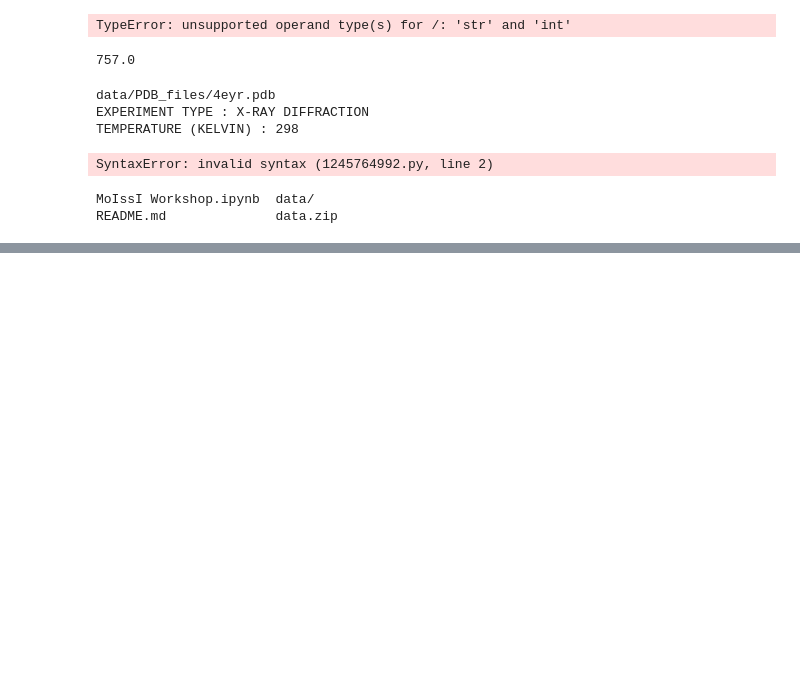
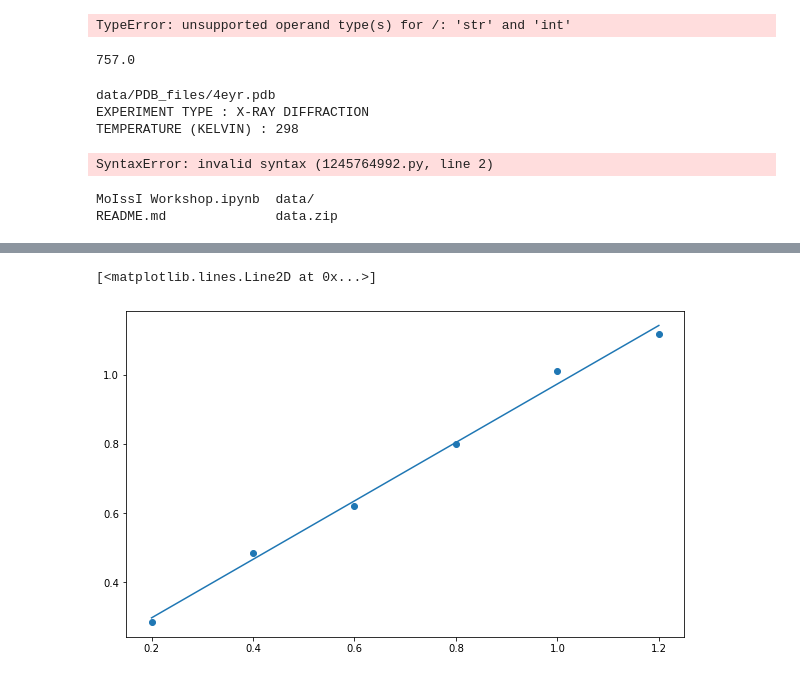
Before and after one commit to oliviaharman/PythonPractice, a Jupyter notebook: MoIssI Workshop.ipynb, the cells around one changed output, grey strips where cells are left out. Drawn from its saved outputs; the diff is of its cells as text; code cells hidden in the pictures; blank space fills up the shorter version.

```diff
--- a/MoIssI Workshop.ipynb
+++ b/MoIssI Workshop.ipynb
@@ -351,0 +822,7 @@ header='infer', names=None, index_col=None, usecols=None, squeeze=False, prefix=
+# %%
+plt.figure(figsize = (10,6))
+plt.scatter(xdata, ydata)
+plt.plot(xdata, slope * xdata + intercept) # intoduce the best fit line
+# %% [output]
+[<matplotlib.lines.Line2D at 0x...>]
+[figure, added]
```
Also changed, not shown: parts of 60 cells of this notebook.
